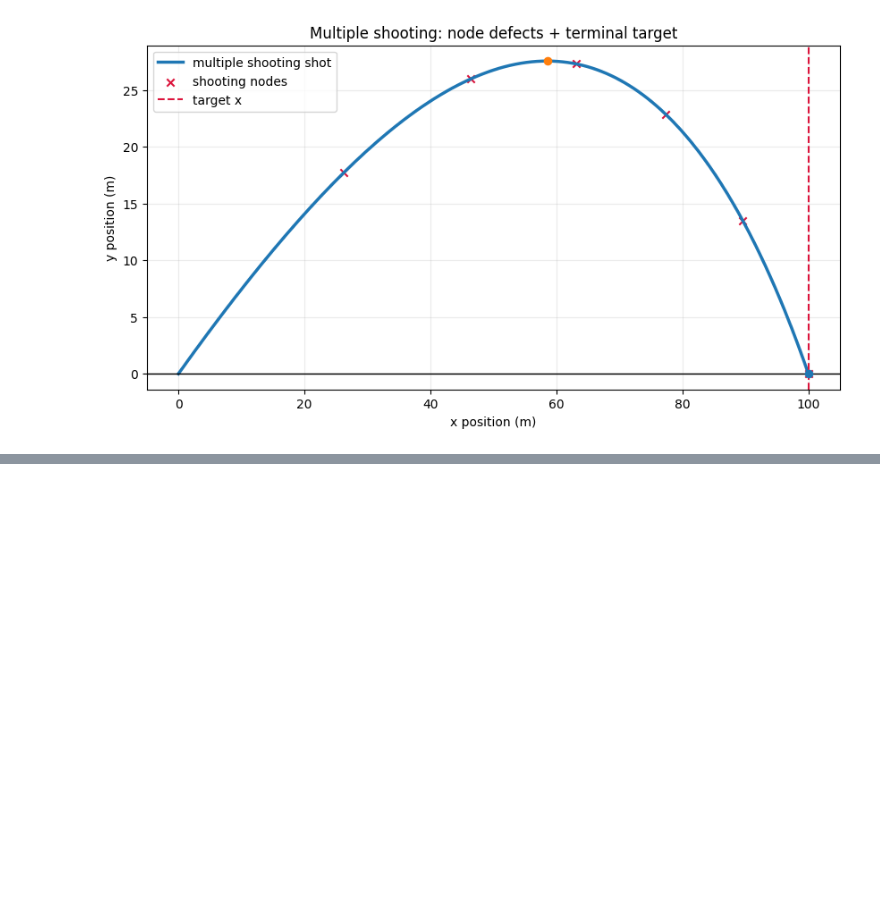
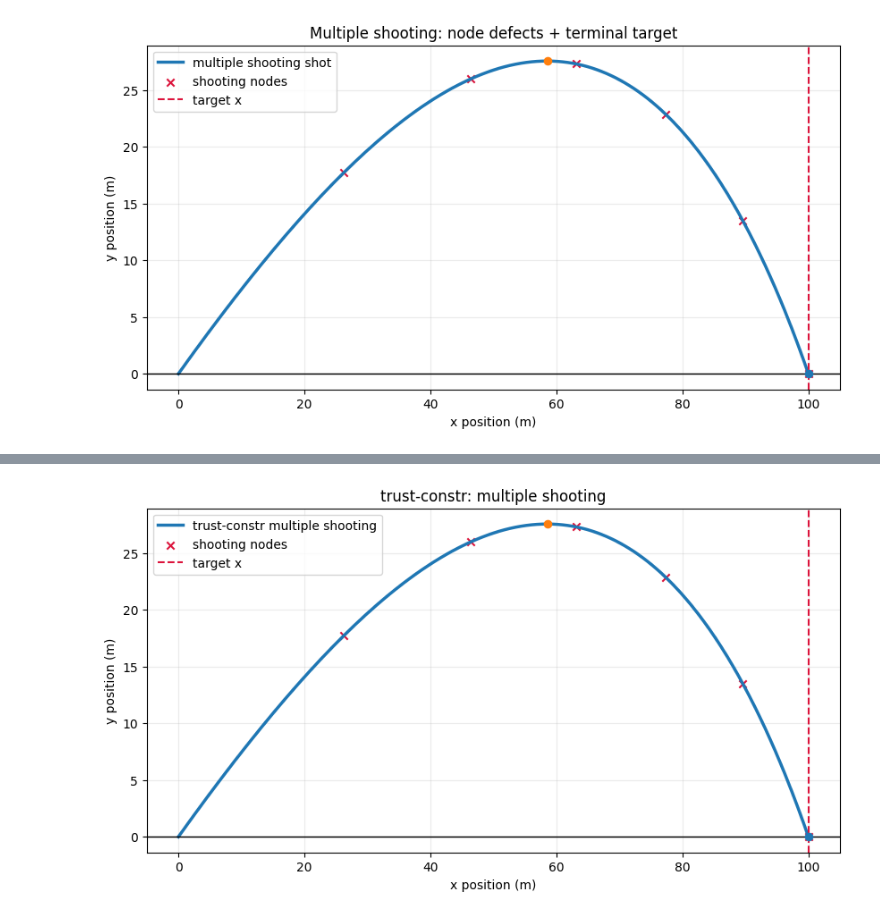
Before and after one commit to Horizon-42/optimization_learning, a Jupyter notebook: cannon.ipynb, the cells around one changed output, grey strips where cells are left out. Saved outputs shown, nothing was run; the diff lists cells and outputs as text; code cells hidden in the pictures; blank space fills up the shorter version.

```diff
--- a/cannon.ipynb
+++ b/cannon.ipynb
@@ -361,0 +449,68 @@ constraint residual norm: 3.94495217713449e-09
+# %%
+# Reuse what you already wrote above:
+# - multiple_shooting_energy_objective(z)
+# - multiple_shooting_defects_and_terminal(z)
+# - multiple_shooting_initial_guess
+# - multiple_shooting_bounds
+# - unpack_multiple_shooting_z(z)
+#
+# The defect function returns many equality residuals, and trust-constr wants
+# every residual to stay between lb and ub. Equality means lb = ub = 0.
+
+# These are bounds on the decision variables themselves, not on the constraints.
+# multiple_shooting_bounds is a list of (lower, upper) pairs, one pair per entry in z.
+# trust-constr wants one Bounds object with two arrays: all lowers and all uppers.
+# If a side is None, convert it to +/-inf to mean "unbounded" on that side.
+multiple_trust_lb = [lo if lo is not None else -np.inf for lo, hi in multiple_shooting_bounds]
+multiple_trust_ub = [hi if hi is not None else np.inf for lo, hi in multiple_shooting_bounds]
+multiple_trust_bounds = Bounds(multiple_trust_lb, multiple_trust_ub)
+
+# lb and ub bound every residual returned by multiple_shooting_defects_and_terminal.
+# The residual vector contains segment defects plus terminal target errors.
+# Setting lb=ub=0 makes every residual an equality constraint.
+multiple_trust_defect_constraint = NonlinearConstraint(
+    fun=multiple_shooting_defects_and_terminal,
+    lb=0.0,
+    ub=0.0,
+)
+
+# Teaching notes:
+# - multiple shooting usually gives the optimizer more variables.
+# - The extra variables are tied together by defect constraints.
+# - trust-constr can be more informative for constrained problems, especially
+#   when you later add analytic jacobians or sparsity.
+# - Start by reusing your SLSQP functions exactly; only change the optimizer API.
+#
+# Your task:
+# 1. Make sure the SLSQP multiple-shooting cell works first.
+# 2. Uncomment the block below.
+# 3. Compare the residual norm with the SLSQP residual norm.
+
+result_ms_trust = minimize(
+    multiple_shooting_energy_objective,
+    multiple_shooting_initial_guess,
+    method="trust-constr",
+    bounds=multiple_trust_bounds,
+    constraints=[multiple_trust_defect_constraint],
+    options={"maxiter": 200, "verbose": 2},
+)
+
+best_control_ms_trust, best_final_time_ms_trust, best_nodes_ms_trust = unpack_multiple_shooting_z(result_ms_trust.x)
+print(result_ms_trust)
+print("best control:", best_control_ms_trust)
+print("best final time:", best_final_time_ms_trust)
+print("initial energy:", multiple_shooting_energy_objective(result_ms_trust.x))
+print("constraint residual norm:", np.linalg.norm(multiple_shooting_defects_and_terminal(result_ms_trust.x)))
+
+fig, ax = plt.subplots(figsize=(10, 5))
+plot_shot(best_control_ms_trust, ax=ax, label="trust-constr multiple shooting")
+ax.scatter(best_nodes_ms_trust[:, 0], best_nodes_ms_trust[:, 1], marker="x", color="crimson", label="shooting nodes")
+ax.axvline(target_x, color="crimson", linestyle="--", label="target x")
+ax.axhline(0, color="black", linewidth=1)
+ax.set_title("trust-constr: multiple shooting")
+ax.set_xlabel("x position (m)")
+ax.set_ylabel("y position (m)")
+ax.grid(True, alpha=0.25)
+ax.legend()
+plt.show()
+# %% [output]
@@ -361,0 +534 @@ constraint residual norm: 3.94495217713449e-09
+[figure, added]
```
Also changed, not shown: parts of 4 cells of this notebook, 1 other file.
